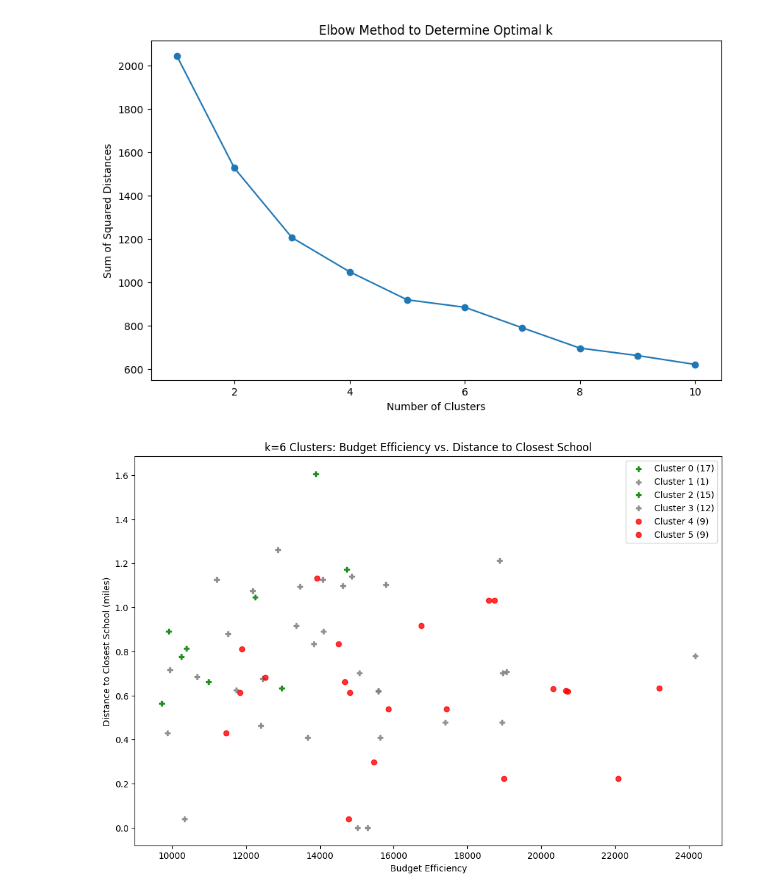
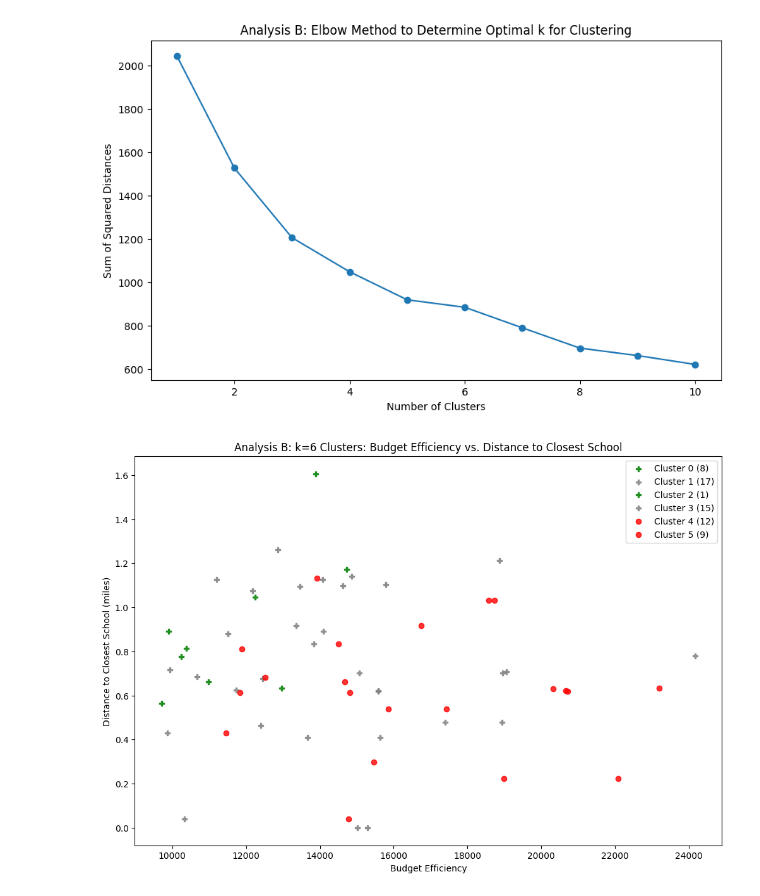
Before and after one commit to chrislydick/sps-budget-analysis, a Jupyter notebook: elementary_school_data_extract.ipynb, the cells around one changed output. Drawn from its saved outputs; the diff is of its cells as text; code cells hidden in the pictures.

Commit message:
Fix of bugs, inclusion of additional analysis with weights

```diff
--- a/elementary_school_data_extract.ipynb
+++ b/elementary_school_data_extract.ipynb
@@ -551,6 +508,7 @@ data[data['School']=='Cascadia Elementary'].transpose()
 # %%
-# Next Analysis:
-
+########################################################################################
+### Clustering Analysis B: excludes state LAP funding, and includes distance to closest school
+########################################################################################
 
 columns_to_cluster = [
     'General Education (BUDGET)', 'Other Grants (BUDGET)', 'Special Education (BUDGET)',
@@ -558,7 +516,14 @@ columns_to_cluster = [
     'Free and Reduced Lunch (ENROLLMENT)', 'Special Education (ENROLLMENT)',
     'Total AAFTE* Enrollment (ENROLLMENT)', 'Budget Efficiency', 'Distance to Closest School (miles)'
 ]
+
+
+# Handle missing values by filling with the mean of each column
+imputer = SimpleImputer(strategy='mean')
 data_imputed = imputer.fit_transform(data[columns_to_cluster])
+
+# Normalize the data
+scaler = StandardScaler()
 data_scaled = scaler.fit_transform(data_imputed)
 
 sse = []
@@ -570,50 +535,44 @@ for k in range(1, 11):
 
 plt.figure(figsize=(10, 6))
 plt.plot(range(1, 11), sse, marker='o')
-plt.title('Elbow Method to Determine Optimal k')
+plt.title('Analysis B: Elbow Method to Determine Optimal k for Clustering')
 plt.xlabel('Number of Clusters')
 plt.ylabel('Sum of Squared Distances')
 plt.show()
 
 
-# Handle missing values by filling with the mean of each column
-imputer = SimpleImputer(strategy='mean')
-data_imputed = imputer.fit_transform(data[columns_to_cluster])
 
-# Normalize the data
-scaler = StandardScaler()
-data_scaled = scaler.fit_transform(data_imputed)
 
 # Apply K-means clustering with k=3
 kmeans_3 = KMeans(n_clusters=3, random_state=42)
 clusters_3 = kmeans_3.fit_predict(data_scaled)
 
 # Apply K-means clustering with k=4
 kmeans_4 = KMeans(n_clusters=4, random_state=42)
 clusters_4 = kmeans_4.fit_predict(data_scaled)
 
 # Apply K-means clustering with k=5
 kmeans_5 = KMeans(n_clusters=5, random_state=42)
 clusters_5 = kmeans_5.fit_predict(data_scaled)
 
 # Apply K-means clustering with k=6
 kmeans_6 = KMeans(n_clusters=6, random_state=42)
 clusters_6 = kmeans_6.fit_predict(data_scaled)
 
 
 # Add the cluster labels to the original dataframe
 data['Cluster_3b'] = clusters_3
 data['Cluster_4b'] = clusters_4
 data['Cluster_5b'] = clusters_5
 data['Cluster_6b'] = clusters_6
 
 # Analyze the clusters by looking at the mean values of the features for each cluster
 cluster_3b_summary = data.groupby('Cluster_3b')[columns_to_cluster].mean()
 cluster_4b_summary = data.groupby('Cluster_4b')[columns_to_cluster].mean()
 cluster_5b_summary = data.groupby('Cluster_5b')[columns_to_cluster].mean()
 cluster_6b_summary = data.groupby('Cluster_6b')[columns_to_cluster].mean()
 
 #cluster_3b_summary, cluster_4b_summary, cluster_5b_summary, cluster_6b_summary
 # %% [output]
-[figure, old version]
+[figure, new version]
 # %%
@@ -674,27 +644,29 @@ scatter_2021_3 = scatter_3[scatter_3['Year']=='2021-22'].sort_values(by='Cluster
 # %%
+########################################################################################
+### K=6 Clusters B Analysis Plot
+########################################################################################
 
 
-# Creating a DataFrame
-df = pd.DataFrame(scatter_2023_6)
+df = pd.DataFrame(scatter_2023_6b)
 
 # Function to add jitter
 def add_jitter(arr, scale=0.01):
     return arr + np.random.randn(len(arr)) * scale
 
-cluster_0_size = scatter_2023_6[scatter_2023_6['Cluster_6b']==0].shape[0]
-cluster_1_size = scatter_2023_6[scatter_2023_6['Cluster_6b']==1].shape[0]
-cluster_2_size = scatter_2023_6[scatter_2023_6['Cluster_6b']==2].shape[0]
-cluster_3_size = scatter_2023_6[scatter_2023_6['Cluster_6b']==3].shape[0]
-cluster_4_size = scatter_2023_6[scatter_2023_6['Cluster_6b']==4].shape[0]
-cluster_5_size = scatter_2023_6[scatter_2023_6['Cluster_6b']==5].shape[0]
+cluster_0_size = scatter_2023_6b[scatter_2023_6b['Cluster_6b']==0].shape[0]
+cluster_1_size = scatter_2023_6b[scatter_2023_6b['Cluster_6b']==1].shape[0]
+cluster_2_size = scatter_2023_6b[scatter_2023_6b['Cluster_6b']==2].shape[0]
+cluster_3_size = scatter_2023_6b[scatter_2023_6b['Cluster_6b']==3].shape[0]
+cluster_4_size = scatter_2023_6b[scatter_2023_6b['Cluster_6b']==4].shape[0]
+cluster_5_size = scatter_2023_6b[scatter_2023_6b['Cluster_6b']==5].shape[0]
 
 
 labels = [
-          f'Cluster 0 ({cluster_1_size})',
-          f'Cluster 1 ({cluster_2_size})',
-          f'Cluster 2 ({cluster_3_size})',
-            f'Cluster 3 ({cluster_4_size})',
-            f'Cluster 4 ({cluster_5_size})',
+          f'Cluster 0 ({cluster_0_size})',
+          f'Cluster 1 ({cluster_1_size})',
+          f'Cluster 2 ({cluster_2_size})',
+            f'Cluster 3 ({cluster_3_size})',
+            f'Cluster 4 ({cluster_4_size})',
             f'Cluster 5 ({cluster_5_size})'
           ]
 colors = ['green', 'gray', 'green', 'gray', 'red', 'red']
@@ -720,7 +692,7 @@ for cluster in range(6):
     )
 
 # Adding labels and title
-plt.title('k=6 Clusters: Budget Efficiency vs. Distance to Closest School')
+plt.title('Analysis B: k=6 Clusters: Budget Efficiency vs. Distance to Closest School')
 plt.xlabel('Budget Efficiency')
 plt.ylabel('Distance to Closest School (miles)')
 
@@ -729,5 +701,5 @@ plt.legend()
 
 plt.show()
 # %% [output]
-[figure, old version]
+[figure, new version]
 # %%
```
Also changed, not shown: parts of 21 cells of this notebook.
